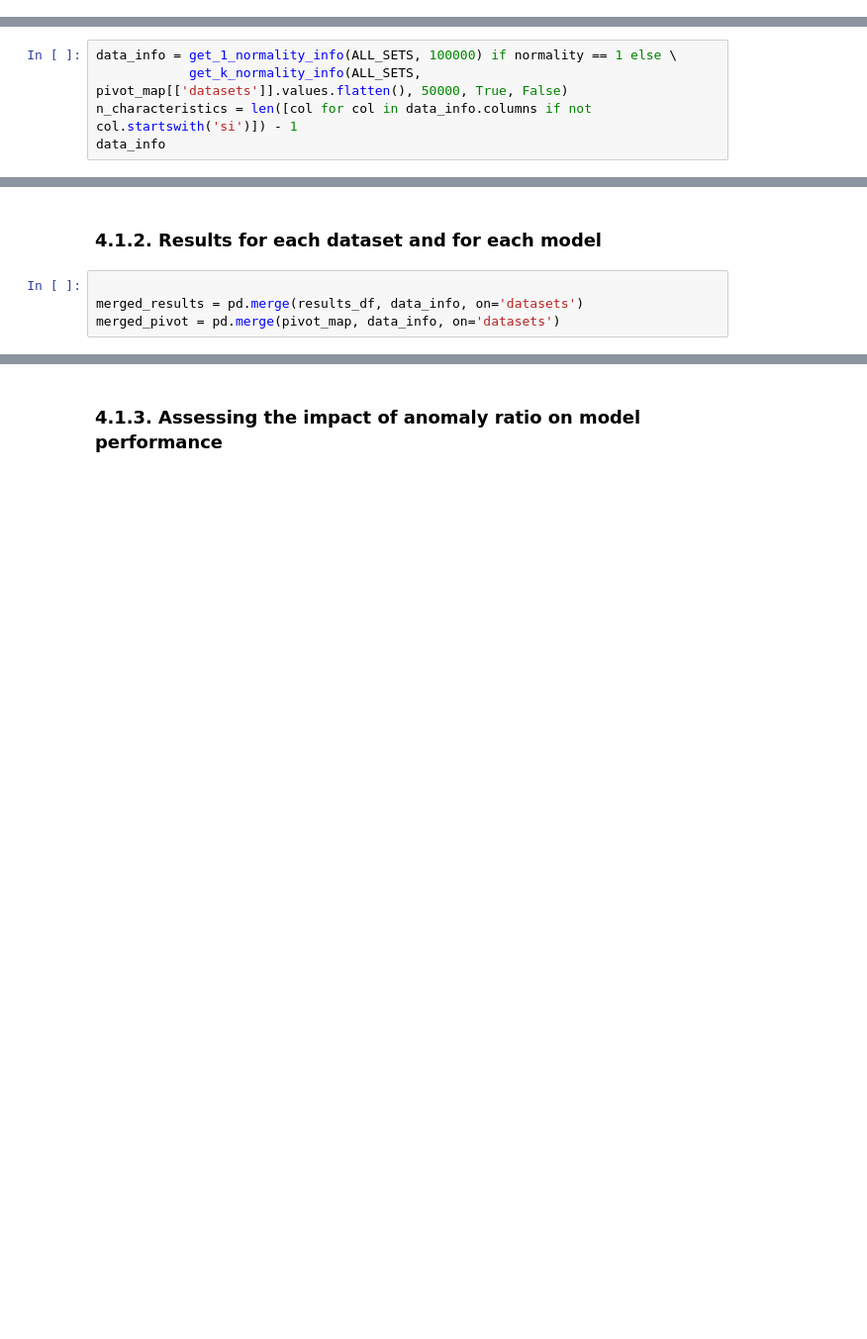
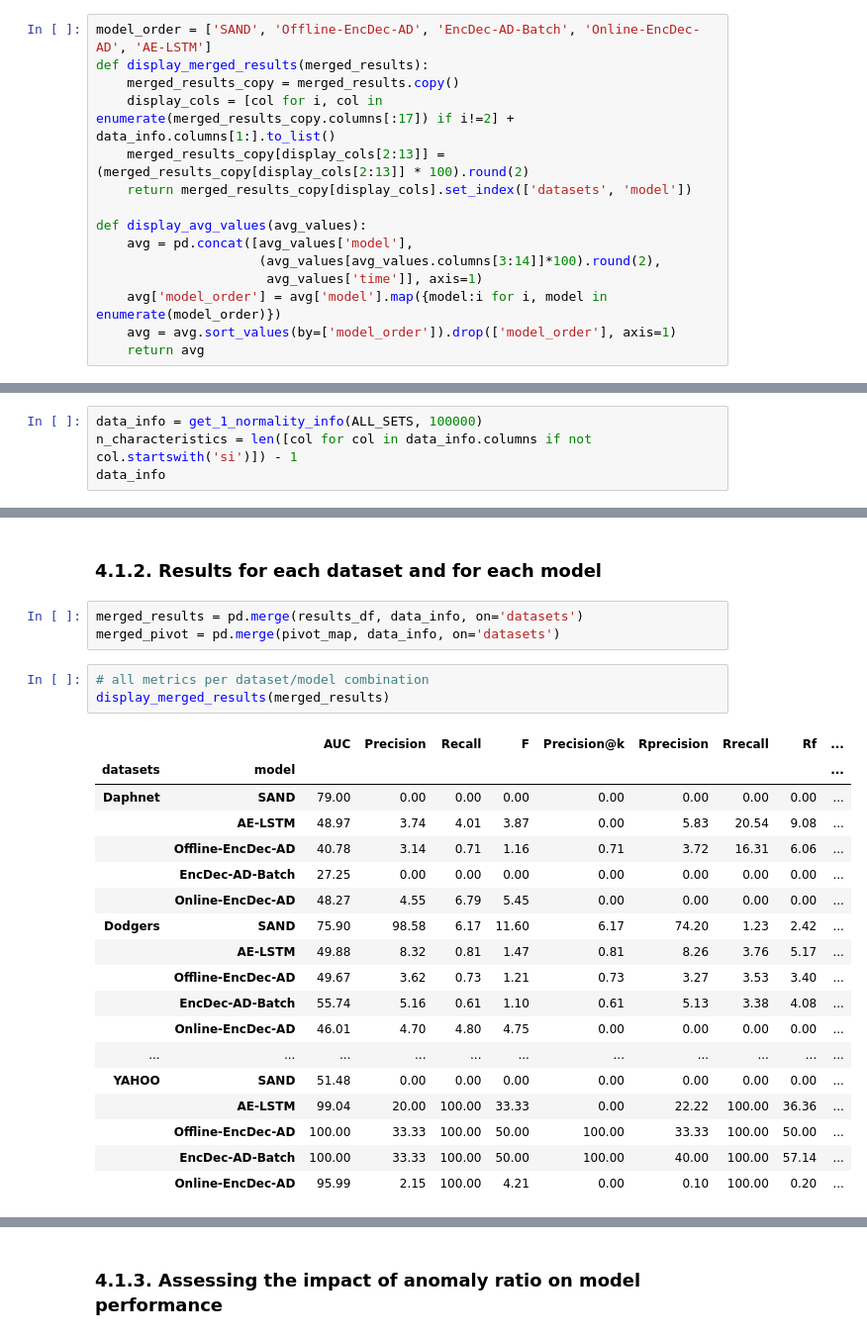
Before and after one commit to ChristinaK97/StreamingTimeSeriesAnomalyDetection, a Jupyter notebook: StreamingAnomalyDetectionNotebook.ipynb, the cells around one changed output, grey strips where cells are left out. Shown at 99% size. Saved outputs shown, nothing was run; the diff lists cells and outputs as text; blank space fills up the shorter version.

```diff
--- a/StreamingAnomalyDetectionNotebook.ipynb
+++ b/StreamingAnomalyDetectionNotebook.ipynb
@@ -996,5 +905,20 @@ weighted avg     0.9439    0.4265    0.5567    122784
 # %% [markdown]
 <h1>4. Experimental Results</h1>
+# %%
+model_order = ['SAND', 'Offline-EncDec-AD', 'EncDec-AD-Batch', 'Online-EncDec-AD', 'AE-LSTM']
+def display_merged_results(merged_results):
+    merged_results_copy = merged_results.copy()
+    display_cols = [col for i, col in enumerate(merged_results_copy.columns[:17]) if i!=2] + data_info.columns[1:].to_list()
+    merged_results_copy[display_cols[2:13]] = (merged_results_copy[display_cols[2:13]] * 100).round(2)
+    return merged_results_copy[display_cols].set_index(['datasets', 'model'])
+
+def display_avg_values(avg_values):
+    avg = pd.concat([avg_values['model'],
+                     (avg_values[avg_values.columns[3:14]]*100).round(2),
+                      avg_values['time']], axis=1)
+    avg['model_order'] = avg['model'].map({model:i for i, model in enumerate(model_order)})
+    avg = avg.sort_values(by=['model_order']).drop(['model_order'], axis=1)
+    return avg
 # %% [markdown]
 <h2>4.1. Normality 1 Results</h2>
 # %%
@@ -1007,7 +931,6 @@ pivot_map = get_datasets_x_model_pivot_table(results_df, save=False, print_=Fals
 # %% [markdown]
 <h3>4.1.1. Characteristics of each single normality dataset</h3>
 # %%
-data_info = get_1_normality_info(ALL_SETS, 100000) if normality == 1 else \
-            get_k_normality_info(ALL_SETS, pivot_map[['datasets']].values.flatten(), 50000, True, False)
+data_info = get_1_normality_info(ALL_SETS, 100000)
 n_characteristics = len([col for col in data_info.columns if not col.startswith('si')]) - 1
 data_info
@@ -1014,6 +955,27 @@ data_info
 # %% [markdown]
 <h3>4.1.2. Results for each dataset and for each model</h3>
 # %%
-
 merged_results = pd.merge(results_df, data_info, on='datasets')
 merged_pivot = pd.merge(pivot_map, data_info, on='datasets')
+# %%
+# all metrics per dataset/model combination
+display_merged_results(merged_results)
+# %% [output]
+|  |  | AUC | Precision | Recall | F | Precision@k | Rprecision | Rrecall | Rf | ... |
+| datasets | model |  |  |  |  |  |  |  |  | ... |
+| Daphnet | SAND | 79.00 | 0.00 | 0.00 | 0.00 | 0.00 | 0.00 | 0.00 | 0.00 | ... |
+|  | AE-LSTM | 48.97 | 3.74 | 4.01 | 3.87 | 0.00 | 5.83 | 20.54 | 9.08 | ... |
+|  | Offline-EncDec-AD | 40.78 | 3.14 | 0.71 | 1.16 | 0.71 | 3.72 | 16.31 | 6.06 | ... |
+|  | EncDec-AD-Batch | 27.25 | 0.00 | 0.00 | 0.00 | 0.00 | 0.00 | 0.00 | 0.00 | ... |
+|  | Online-EncDec-AD | 48.27 | 4.55 | 6.79 | 5.45 | 0.00 | 0.00 | 0.00 | 0.00 | ... |
+| Dodgers | SAND | 75.90 | 98.58 | 6.17 | 11.60 | 6.17 | 74.20 | 1.23 | 2.42 | ... |
+|  | AE-LSTM | 49.88 | 8.32 | 0.81 | 1.47 | 0.81 | 8.26 | 3.76 | 5.17 | ... |
+|  | Offline-EncDec-AD | 49.67 | 3.62 | 0.73 | 1.21 | 0.73 | 3.27 | 3.53 | 3.40 | ... |
+|  | EncDec-AD-Batch | 55.74 | 5.16 | 0.61 | 1.10 | 0.61 | 5.13 | 3.38 | 4.08 | ... |
+|  | Online-EncDec-AD | 46.01 | 4.70 | 4.80 | 4.75 | 0.00 | 0.00 | 0.00 | 0.00 | ... |
+| ... | ... | ... | ... | ... | ... | ... | ... | ... | ... | ... |
+| YAHOO | SAND | 51.48 | 0.00 | 0.00 | 0.00 | 0.00 | 0.00 | 0.00 | 0.00 | ... |
+|  | AE-LSTM | 99.04 | 20.00 | 100.00 | 33.33 | 0.00 | 22.22 | 100.00 | 36.36 | ... |
+|  | Offline-EncDec-AD | 100.00 | 33.33 | 100.00 | 50.00 | 100.00 | 33.33 | 100.00 | 50.00 | ... |
+|  | EncDec-AD-Batch | 100.00 | 33.33 | 100.00 | 50.00 | 100.00 | 40.00 | 100.00 | 57.14 | ... |
+|  | Online-EncDec-AD | 95.99 | 2.15 | 100.00 | 4.21 | 0.00 | 0.10 | 100.00 | 0.20 | ... |
```
Also changed, not shown: parts of 39 cells of this notebook, 1 other file.
